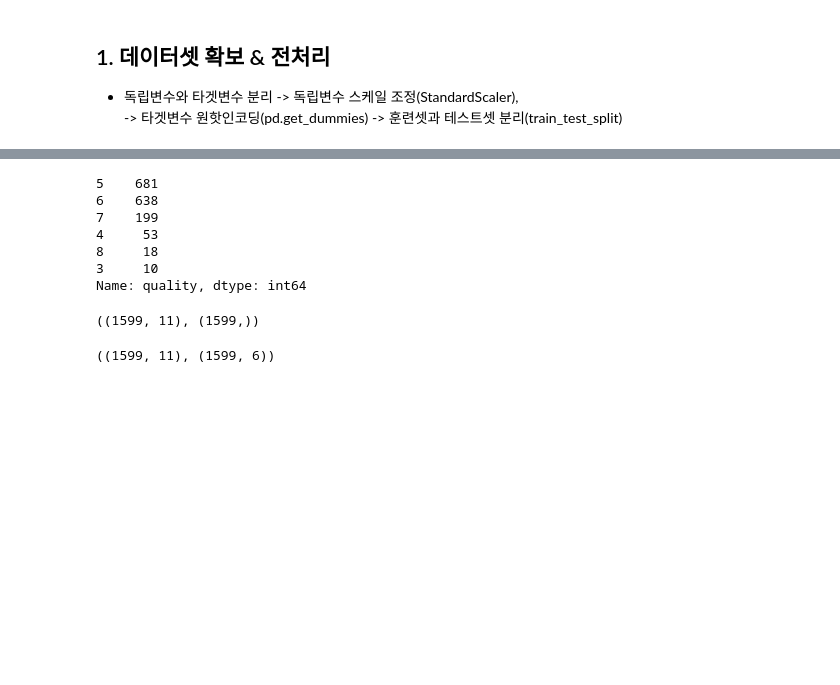
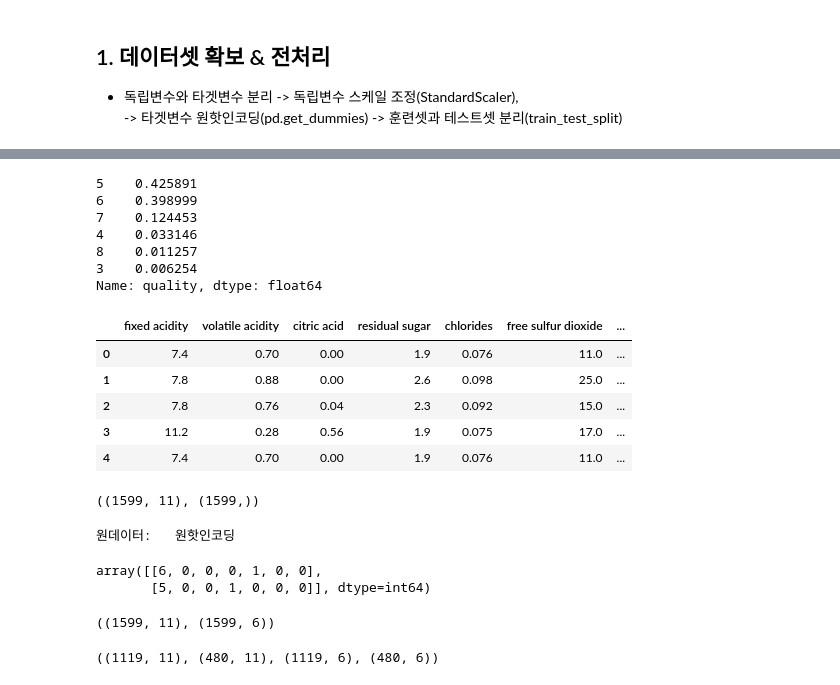
Before and after one commit to jslee912/ai, a Jupyter notebook: source/05_DeepLearning/09_wine품질등급예측(다중분류).ipynb, the cells around one changed output, grey strips where cells are left out. Drawn from its saved outputs; the diff is of its cells as text; code cells hidden in the pictures; blank space fills up the shorter version.

```diff
--- a/source/05_DeepLearning/09_wine품질등급예측(다중분류).ipynb
+++ b/source/05_DeepLearning/09_wine품질등급예측(다중분류).ipynb
@@ -64,13 +86,22 @@ redwine = pd.read_csv('./data/winequality-red.csv', sep=';')
 # %%
 # 타겟변수의 균형 확인
-redwine['quality'].value_counts()
+redwine['quality'].value_counts(normalize=True)
 # %% [output]
-5    681
-6    638
-7    199
-4     53
-8     18
-3     10
-Name: quality, dtype: int64
+5    0.425891
+6    0.398999
+7    0.124453
+4    0.033146
+8    0.011257
+3    0.006254
+Name: quality, dtype: float64
+# %%
+redwine.head()
+# %% [output]
+|  | fixed acidity | volatile acidity | citric acid | residual sugar | chlorides | free sulfur dioxide | ... |
+| 0 | 7.4 | 0.70 | 0.00 | 1.9 | 0.076 | 11.0 | ... |
+| 1 | 7.8 | 0.88 | 0.00 | 2.6 | 0.098 | 25.0 | ... |
+| 2 | 7.8 | 0.76 | 0.04 | 2.3 | 0.092 | 15.0 | ... |
+| 3 | 11.2 | 0.28 | 0.56 | 1.9 | 0.075 | 17.0 | ... |
+| 4 | 7.4 | 0.70 | 0.00 | 1.9 | 0.076 | 11.0 | ... |
 # %%
 # 독립변수, 타겟변수 분리
@@ -88,3 +119,13 @@ scaled_X_redwine = scaler.transform(X_redwine)
 # 다중분류를 위한 타겟변수의 원핫인코딩 -> numpy배열로 형변환
 Y_redwine = pd.get_dummies(y_redwine).to_numpy()
 # Y_redwine
+# %%
+scaled_X_redwine[:1]
+Y_redwine
+print('원데이터:\t원핫인코딩')
+# 원핫인코딩한 0번째 인덱스가 3등급(get_dummies()사용해서)
+np.column_stack([y_redwine[3:5], Y_redwine[3:5]])
+# %% [output]
+원데이터:   원핫인코딩
+array([[6, 0, 0, 0, 1, 0, 0],
+       [5, 0, 0, 1, 0, 0, 0]], dtype=int64)
@@ -93,3 +136,14 @@ Y_redwine = pd.get_dummies(y_redwine).to_numpy()
 scaled_X_redwine.shape, Y_redwine.shape
 # %% [output]
 ((1599, 11), (1599, 6))
+# %%
+# 훈련셋과 테스트셋 분리(층화추출-모든 등급의 비율이 같게) = 7:3
+X_train, X_test, Y_train, Y_test = train_test_split(scaled_X_redwine,
+                                                    Y_redwine,
+                                                    # test_size=0.3,
+                                                    train_size=0.7,
+                                                    stratify=Y_redwine, # 층화추출을 위해
+                                                    random_state=12)
+X_train.shape, X_test.shape, Y_train.shape, Y_test.shape
+# %% [output]
+((1119, 11), (480, 11), (1119, 6), (480, 6))
```
Also changed, not shown: parts of 18 cells of this notebook, 31 other files.
